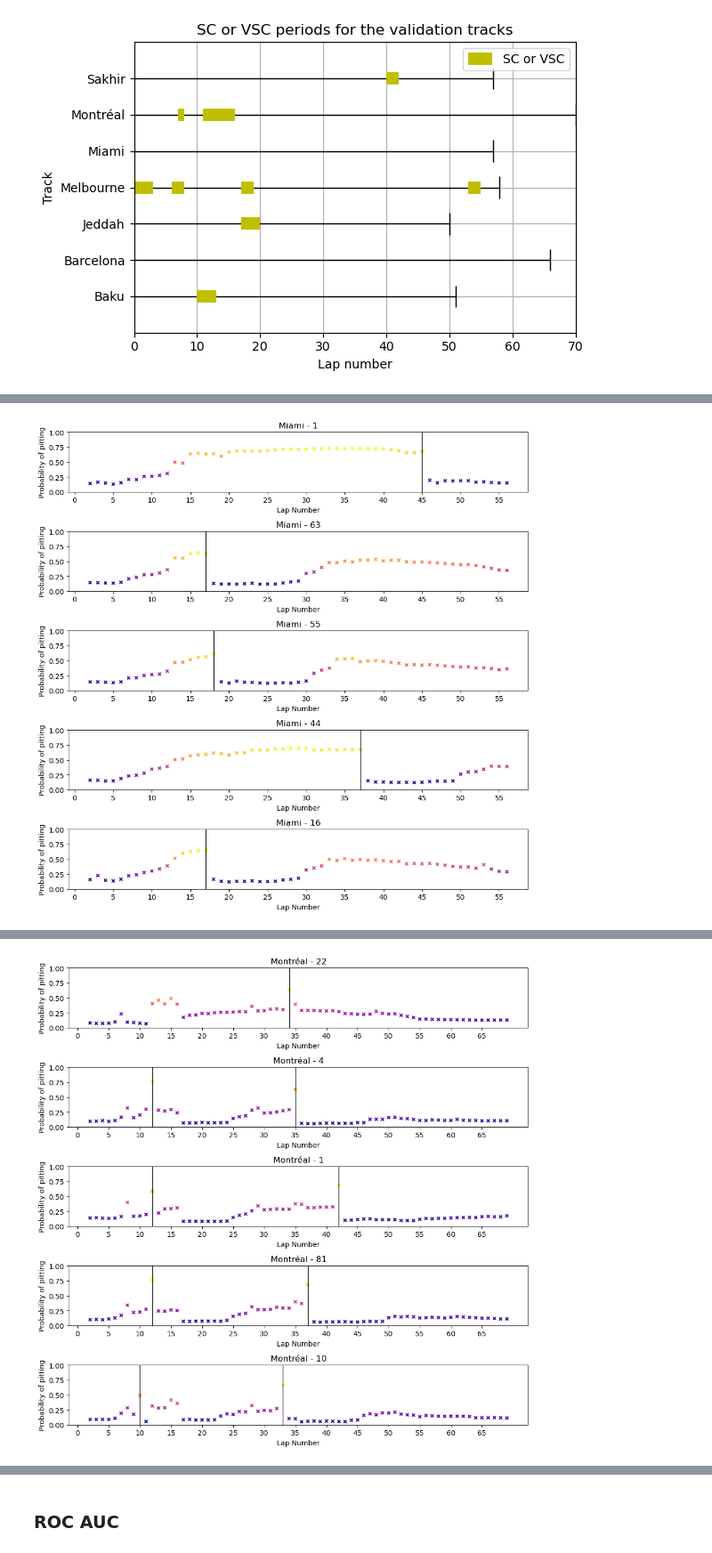
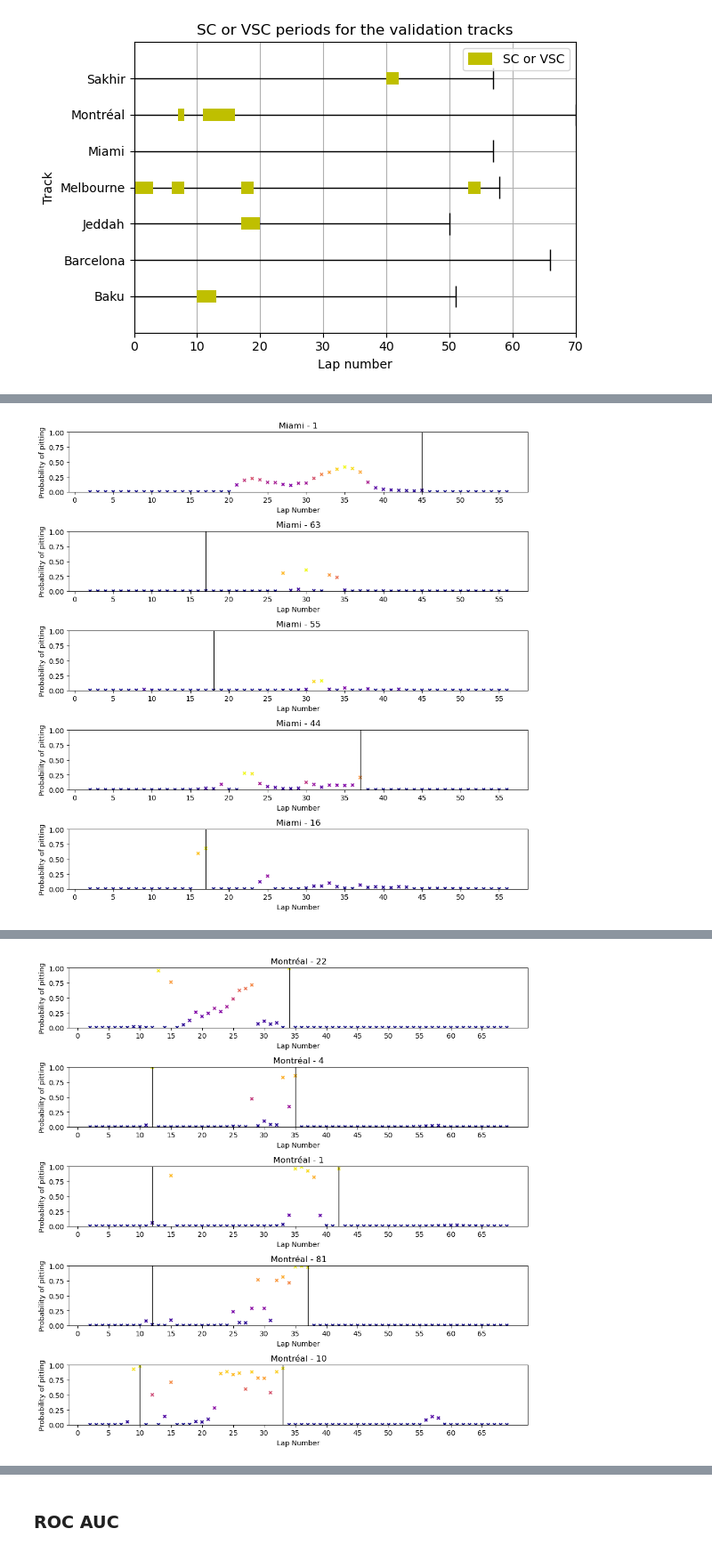
Before and after one commit to Nelson-Jnrnd/f1-pit-predictor-dataset, a Jupyter notebook: model_validation.ipynb, the cells around one changed output, grey strips where cells are left out. Shown at 89% size. Saved outputs shown, nothing was run; the diff lists cells and outputs as text; code cells hidden in the pictures.

Commit message:
comparison of models .ipynb

```diff
--- a/model_validation.ipynb
+++ b/model_validation.ipynb
@@ -155,9 +155,9 @@ pd.set_option('display.max_columns', 500)
 pd.set_option('display.width', 1000)
 
 base_path = 'data/2023'
-encoder_path = 'models/balanced_accuracy/encoder.pkl'
-model_path = 'models/balanced_accuracy/model.pkl'
-figures_path = 'models/balanced_accuracy/figures'
+encoder_path = 'models/neural_network2/encoder.pkl'
+model_path = 'models/neural_network2/model.h5'
+figures_path = 'models/neural_network2/figures'
 
 os.makedirs(figures_path, exist_ok=True)
 
@@ -202,13 +202,26 @@ for file in os.listdir(base_path):
 encoder = pickle.load(open(encoder_path, 'rb'))
 data_preprocessed = preprocess_new_data(data, encoder)
 data_preprocessed.dropna(inplace=True)
+# %%
+def get_preds(model, X, proba=False):
+    def extract(ys):
+        return [y[0] for y in ys]
+    preds = model.predict(np.array(X).astype('float32'))
+    if proba:
+        return extract(preds)
+    else:
+        return extract(preds.round())
 # %%
+from tensorflow.keras.saving import load_model
 # remove the target
 x_validation = data_preprocessed.drop(['is_pitting'], axis=1)
 y_validation = data_preprocessed['is_pitting']
 
 # load the model
-model = pickle.load(open(model_path, 'rb'))
+#model = pickle.load(open(model_path, 'rb'))
+model = load_model(model_path, compile=False)
 
+x_validation = np.array(x_validation).astype(np.float32)
+y_validation = np.array(y_validation).astype(np.float32)
 # predict
-y_pred = model.predict(x_validation)
+y_pred = get_preds(model, x_validation)
@@ -374,9 +390,10 @@ for i, (track, driver_number) in enumerate(drivers_number.items()):
     y_validation_i = preprocessed_data_i['is_pitting']
 
     # predict
-    y_pred_i = model.predict(x_validation_i)
-    proba = model.predict_proba(x_validation_i)[:, 1]
-
+    #y_pred_i = model.predict(x_validation_i)
+    #proba = model.predict_proba(x_validation_i)[:, 1]
+    y_pred_i = get_preds(model, x_validation_i)
+    proba = get_preds(model, x_validation_i, proba = True)
     # plot
     ax = plot_predictions_by_lapNumber(ax, x_validation_i, y_validation_i, y_pred_i, proba, title=f'{track} - {driver_number}')
     if i % 5 == 4:
@@ -391 +458 @@ for i, (track, driver_number) in enumerate(drivers_number.items()):
-[figure, old version]
+[figure, new version]
@@ -392 +469 @@ for i, (track, driver_number) in enumerate(drivers_number.items()):
-[figure, old version]
+[figure, new version]
```
Also changed, not shown: parts of 6 cells of this notebook, 9 other files.
